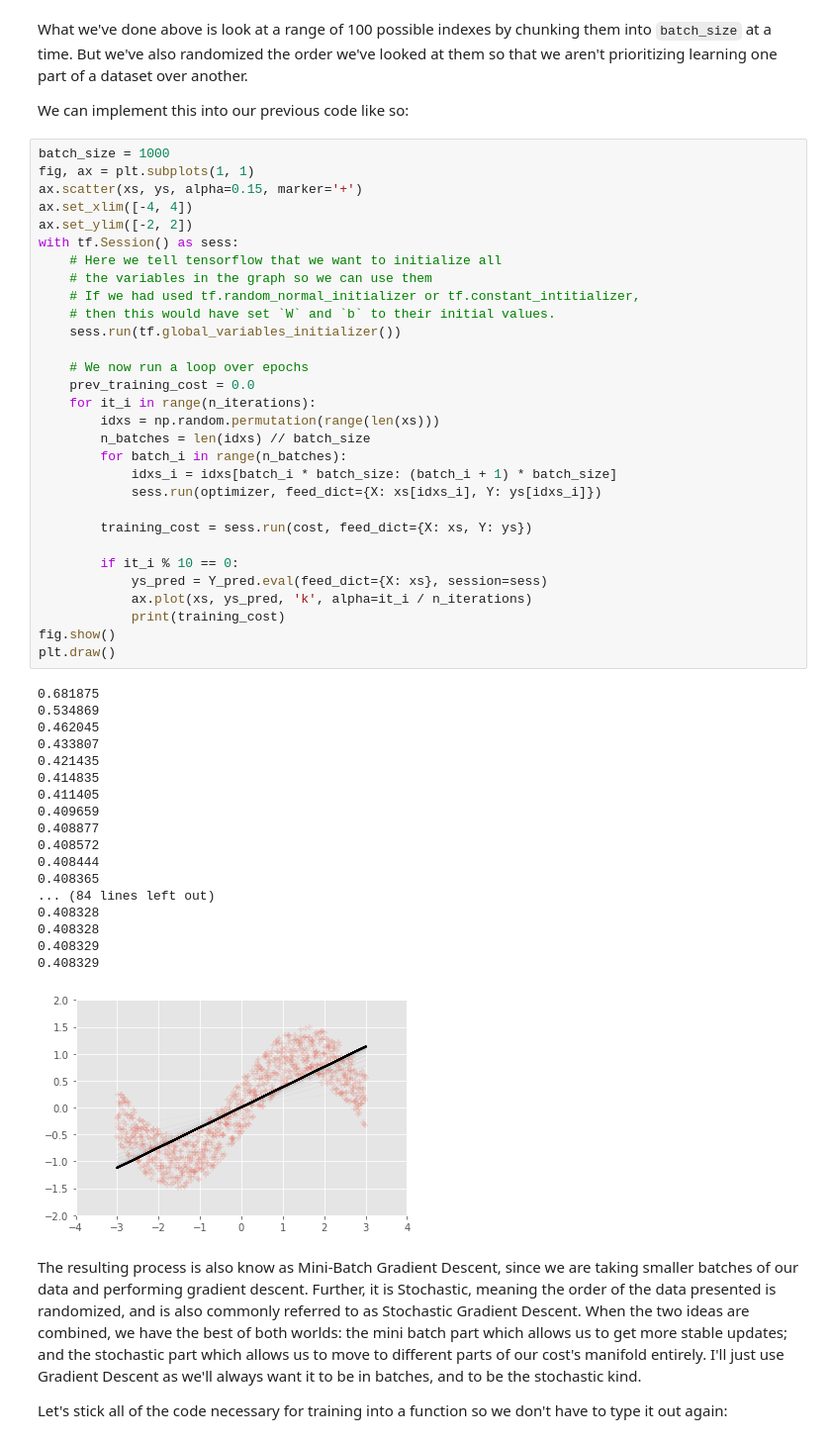
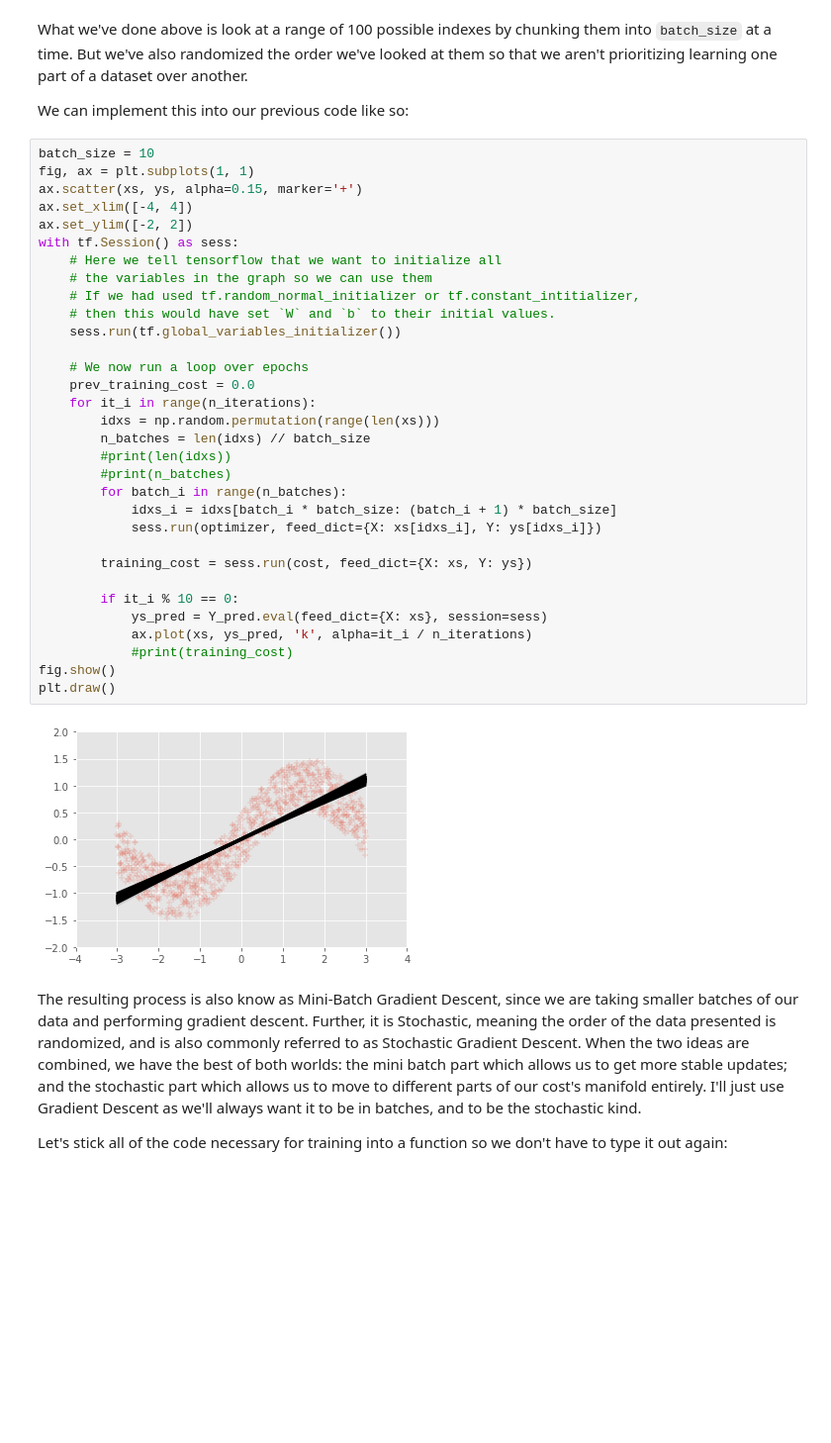
Before and after one commit to krohak/CADL, a Jupyter notebook: session-2/lecture-2.ipynb, the cells around one changed output. Shown at 99% size. Cells and saved outputs as stored; diff of their text form; blank space fills up the shorter version.

```diff
--- a/session-2/lecture-2.ipynb
+++ b/session-2/lecture-2.ipynb
@@ -481,54 +486,39 @@ What we've done above is look at a range of 100 possible indexes by chunking the
 
 We can implement this into our previous code like so:
 # %%
-batch_size = 1000
+batch_size = 10
 fig, ax = plt.subplots(1, 1)
 ax.scatter(xs, ys, alpha=0.15, marker='+')
 ax.set_xlim([-4, 4])
 ax.set_ylim([-2, 2])
 with tf.Session() as sess:
     # Here we tell tensorflow that we want to initialize all
     # the variables in the graph so we can use them
     # If we had used tf.random_normal_initializer or tf.constant_intitializer,
     # then this would have set `W` and `b` to their initial values.
     sess.run(tf.global_variables_initializer())
 
     # We now run a loop over epochs
     prev_training_cost = 0.0
     for it_i in range(n_iterations):
         idxs = np.random.permutation(range(len(xs)))
         n_batches = len(idxs) // batch_size
+        #print(len(idxs))
+        #print(n_batches)
         for batch_i in range(n_batches):
             idxs_i = idxs[batch_i * batch_size: (batch_i + 1) * batch_size]
             sess.run(optimizer, feed_dict={X: xs[idxs_i], Y: ys[idxs_i]})
 
         training_cost = sess.run(cost, feed_dict={X: xs, Y: ys})
 
         if it_i % 10 == 0:
             ys_pred = Y_pred.eval(feed_dict={X: xs}, session=sess)
             ax.plot(xs, ys_pred, 'k', alpha=it_i / n_iterations)
-            print(training_cost)
+            #print(training_cost)
 fig.show()
 plt.draw()
 # %% [output]
-0.681875
-0.534869
-0.462045
-0.433807
-0.421435
-0.414835
-0.411405
-0.409659
-0.408877
-0.408572
-0.408444
-0.408365
-... (84 lines left out)
-0.408328
-0.408328
-0.408329
-0.408329
-[figure, old version]
+[figure, new version]
 # %% [markdown]
 The resulting process is also know as Mini-Batch Gradient Descent, since we are taking smaller batches of our data and performing gradient descent.  Further, it is Stochastic, meaning the order of the data presented is randomized, and is also commonly referred to as Stochastic Gradient Descent.  When the two ideas are combined, we have the best of both worlds: the mini batch part which allows us to get more stable updates; and the stochastic part which allows us to move to different parts of our cost's manifold entirely.  I'll just use Gradient Descent as we'll always want it to be in batches, and to be the stochastic kind.
 
```
Also changed, not shown: parts of 20 cells of this notebook, 23 other files.
